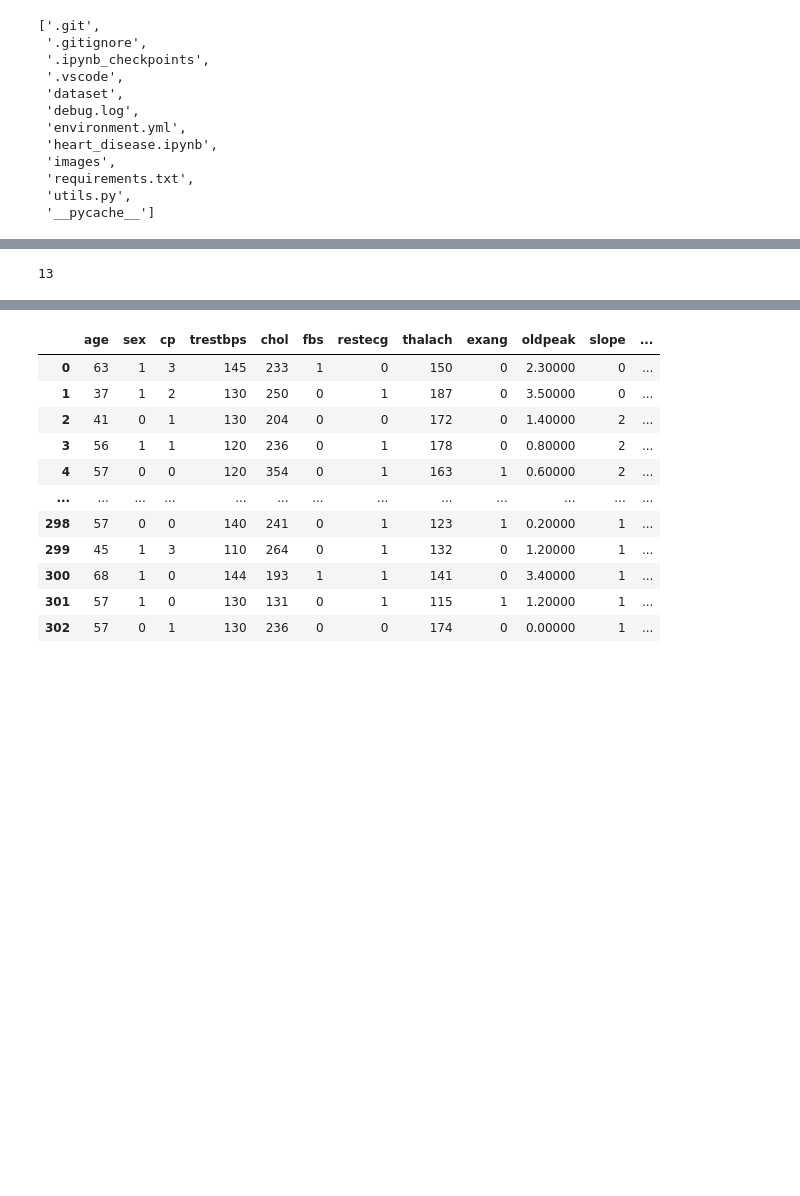
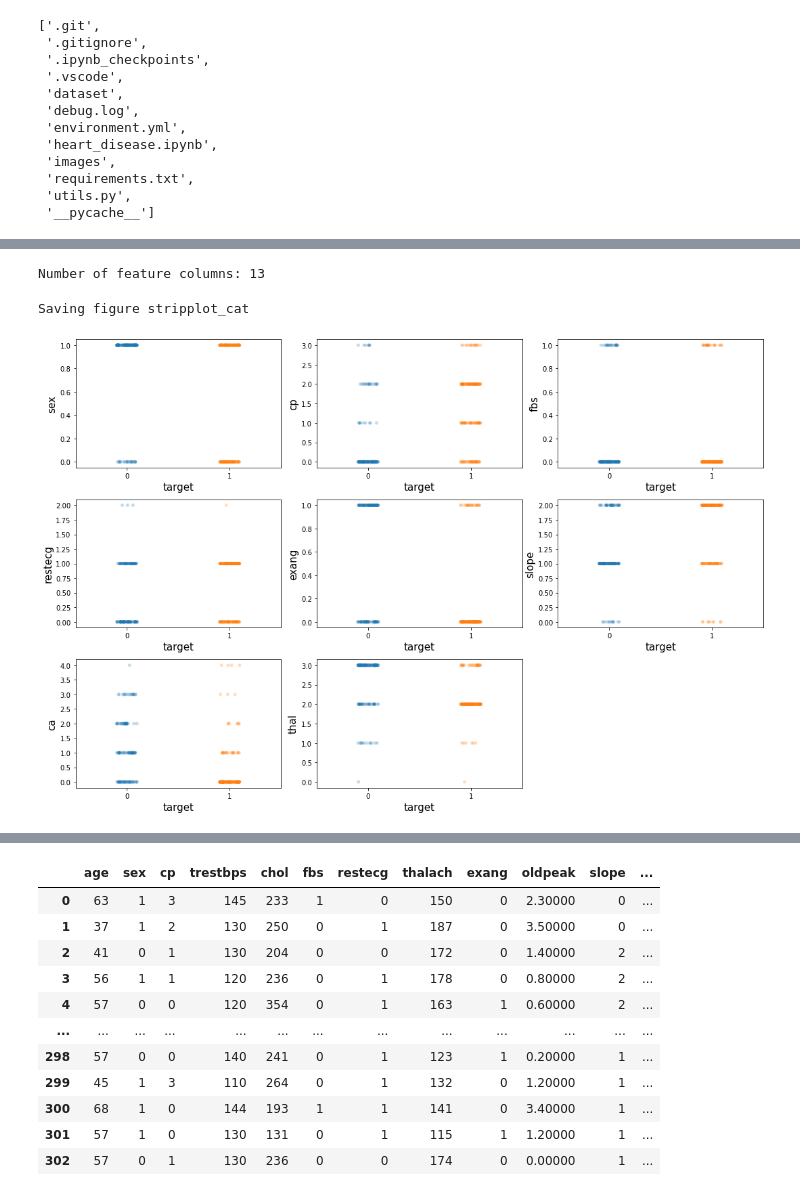
Before and after one commit to s-bose/heart_disease_classification, a Jupyter notebook: heart_disease.ipynb, the cells around one changed output, grey strips where cells are left out. Cells and saved outputs as stored; diff of their text form; code cells hidden in the pictures; blank space fills up the shorter version.

```diff
--- a/heart_disease.ipynb
+++ b/heart_disease.ipynb
@@ -102,5 +113,37 @@ heart_df.boxplot(figsize=(20,20));
 # %%
 n_cols = len(heart_df.columns) - 1
-n_cols
+print(f'Number of feature columns: {n_cols}')
 # %% [output]
-13
+Number of feature columns: 13
+# %%
+# columns that are categorical
+
+cat_cols = ['sex',
+            'cp',
+            'fbs',
+            'restecg',
+            'exang',
+            'slope',
+            'ca',
+            'thal']
+# columns that are continuous valued (numeric)
+num_cols = list(set(heart_df.columns[:-1]) - set(cat_cols))
+# %%
+# strip plot for seeing the relative distribution of data points around each category for the categorical features
+
+fig, ax = plt.subplots(nrows=3, ncols=3, figsize=(15, 10))
+
+for i in range(ax.shape[0]):
+    for j in range(ax.shape[1]):
+        idx = i*ax.shape[1] + j
+        if not (idx > len(cat_cols)-1):
+            col = cat_cols[idx]
+            ax[i][j].xaxis.get_label().set_fontsize(15)
+            ax[i][j].yaxis.get_label().set_fontsize(15)
+            sns.stripplot(x='target', y=col, data=heart_df, ax=ax[i][j],alpha=0.25)
+fig.delaxes(ax[2][2])
+
+utils.save_fig("stripplot_cat")
+# %% [output]
+Saving figure stripplot_cat
+[figure, added]
```
Also changed, not shown: parts of 58 cells of this notebook, 13 other files.
